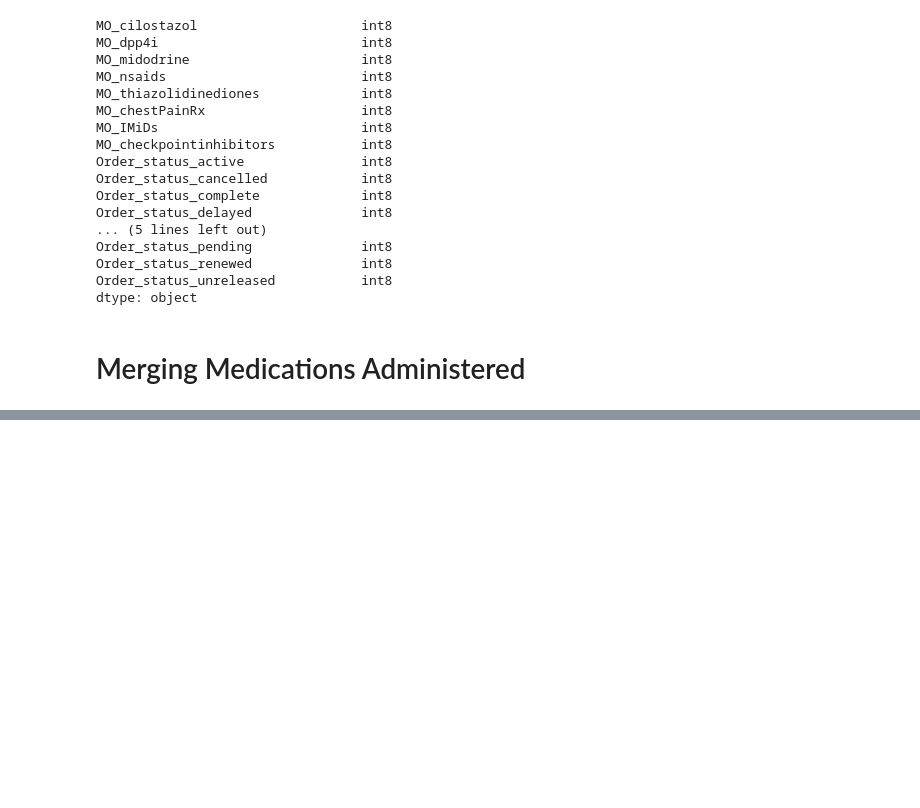
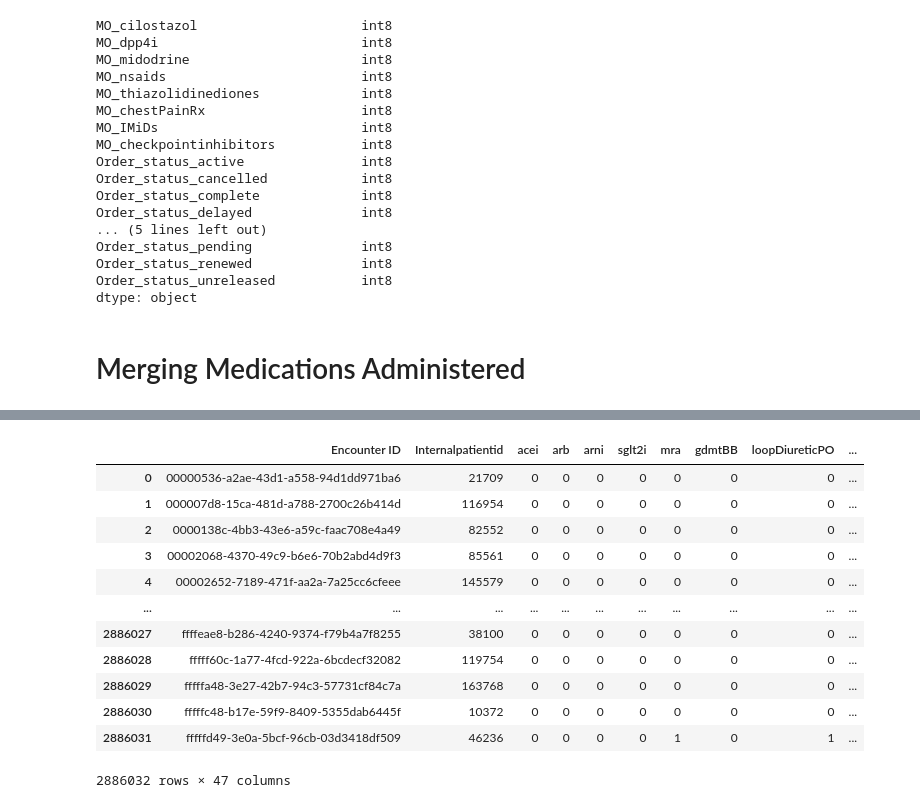
Before and after one commit to victormurcia/VCHAMPS, a Jupyter notebook: VCHAMPS_Model_Preparation.ipynb, the cells around one changed output, grey strips where cells are left out. Saved outputs shown, nothing was run; the diff lists cells and outputs as text; code cells hidden in the pictures; blank space fills up the shorter version.

```diff
--- a/VCHAMPS_Model_Preparation.ipynb
+++ b/VCHAMPS_Model_Preparation.ipynb
@@ -1102,0 +1075,31 @@ medications_administered
+# %%
+#One hot encode the Diagnosis Sequence or Rank column
+one_hot = pd.get_dummies(medications_administered['Administration status'], prefix='Administration_status')
+medications_administered = pd.concat([medications_administered, one_hot], axis=1)
+#Drop the Order_status column
+medications_administered.drop(columns=['Administration status'], inplace=True)
+
+# Exclude certain columns for groupby operation
+columns_to_exclude = ['Encounter ID', 'Internalpatientid']
+
+# Group by 'Encounter ID' and 'Internalpatientid' and sum other columns
+medications_administered = medications_administered.groupby(['Encounter ID', 'Internalpatientid']).sum().reset_index()
+
+# Convert values greater than 1 to 1
+for col in medications_administered.columns.difference(columns_to_exclude):
+    medications_administered[col] = medications_administered[col].apply(lambda x: 1 if x >= 1 else 0)
+medications_administered
+# %% [output]
+|  | Encounter ID | Internalpatientid | acei | arb | arni | sglt2i | mra | gdmtBB | loopDiureticPO | ... |
+| 0 | 00000536-a2ae-43d1-a558-94d1dd971ba6 | 21709 | 0 | 0 | 0 | 0 | 0 | 0 | 0 | ... |
+| 1 | 000007d8-15ca-481d-a788-2700c26b414d | 116954 | 0 | 0 | 0 | 0 | 0 | 0 | 0 | ... |
+| 2 | 0000138c-4bb3-43e6-a59c-faac708e4a49 | 82552 | 0 | 0 | 0 | 0 | 0 | 0 | 0 | ... |
+| 3 | 00002068-4370-49c9-b6e6-70b2abd4d9f3 | 85561 | 0 | 0 | 0 | 0 | 0 | 0 | 0 | ... |
+| 4 | 00002652-7189-471f-aa2a-7a25cc6cfeee | 145579 | 0 | 0 | 0 | 0 | 0 | 0 | 0 | ... |
+| ... | ... | ... | ... | ... | ... | ... | ... | ... | ... | ... |
+| 2886027 | ffffeae8-b286-4240-9374-f79b4a7f8255 | 38100 | 0 | 0 | 0 | 0 | 0 | 0 | 0 | ... |
+| 2886028 | fffff60c-1a77-4fcd-922a-6bcdecf32082 | 119754 | 0 | 0 | 0 | 0 | 0 | 0 | 0 | ... |
+| 2886029 | fffffa48-3e27-42b7-94c3-57731cf84c7a | 163768 | 0 | 0 | 0 | 0 | 0 | 0 | 0 | ... |
+| 2886030 | fffffc48-b17e-59f9-8409-5355dab6445f | 10372 | 0 | 0 | 0 | 0 | 0 | 0 | 0 | ... |
+| 2886031 | fffffd49-3e0a-5bcf-96cb-03d3418df509 | 46236 | 0 | 0 | 0 | 0 | 1 | 0 | 1 | ... |
+2886032 rows × 47 columns
```
Also changed, not shown: parts of 45 cells of this notebook.
